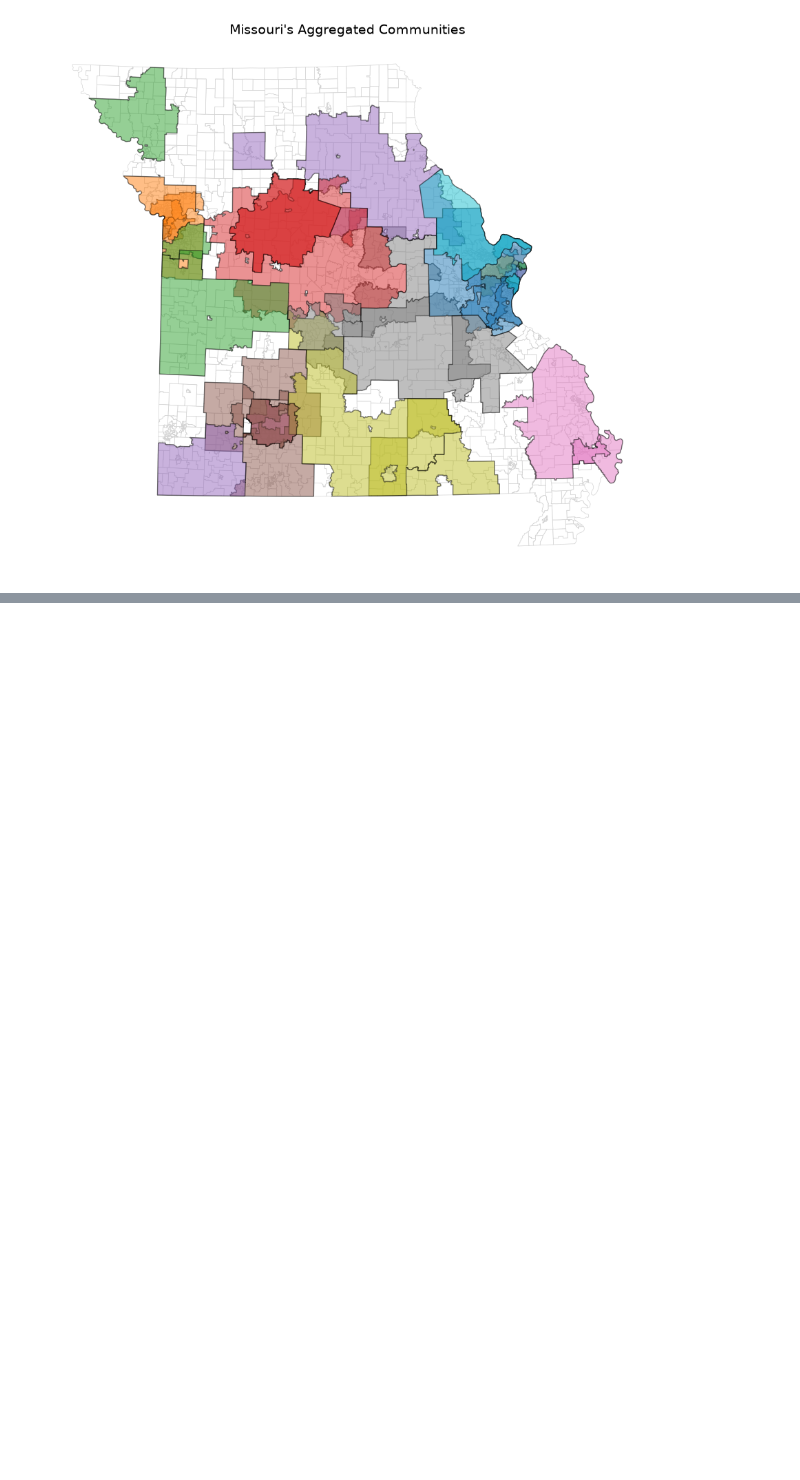
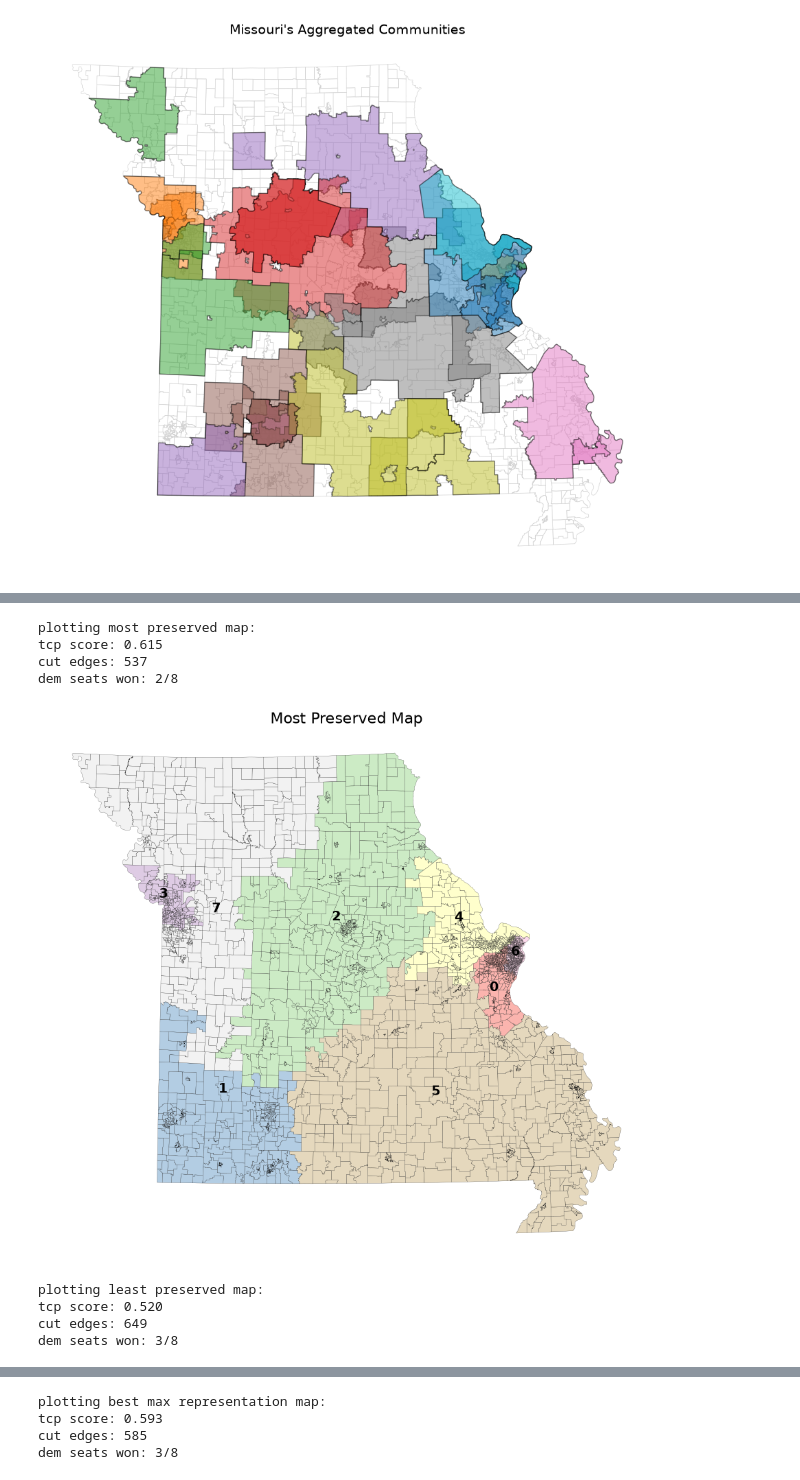
Before and after one commit to jevonlipsey/coi-preservation-project, a Jupyter notebook: mo_scoring.ipynb, the cells around one changed output, grey strips where cells are left out. Saved outputs shown, nothing was run; the diff lists cells and outputs as text; code cells hidden in the pictures; blank space fills up the shorter version.

```diff
--- a/mo_scoring.ipynb
+++ b/mo_scoring.ipynb
@@ -81,0 +328,51 @@ plt.show()
+# %%
+def plot_partition(partition, vtds, cois, title):
+    # map districts to df
+    vtds['district'] = vtds.index.map(partition.assignment)
+
+    fig, ax = plt.subplots(figsize=(12, 10))
+
+    vtds.plot(ax=ax, column="district", cmap='Pastel1',edgecolor="black", linewidth=0.15)
+    #cois.plot(ax=ax, column="cluster", facecolor='none', edgecolor="red", linewidth=0.15)
+
+    for district in vtds['district'].unique():
+        district_geoms = vtds[vtds['district'] == district].geometry
+        combined = district_geoms.unary_union
+        rep_point = combined.representative_point()
+
+        ax.text(rep_point.x, rep_point.y, str(district),
+                fontsize=14, fontweight='bold', color='black', ha='center')
+
+    if title:
+        ax.set_title(title, fontsize=16)
+    ax.axis("off")
+    plt.show()
+# %%
+# plotted partition maps
+print("plotting most preserved map:")
+print(f"tcp score: {best_map['tcp_score']:.3f}")
+print(f"cut edges: {len(best_map['cut_edges'])}")
+print(f"dem seats won: {best_map['dem_wins']}/8")
+plot_partition(best_map, vtds, cois, 'Most Preserved Map')
+
+print("plotting least preserved map:")
+print(f"tcp score: {worst_map['tcp_score']:.3f}")
+print(f"cut edges: {len(worst_map['cut_edges'])}")
+print(f"dem seats won: {worst_map['dem_wins']}/8")
+plot_partition(worst_map, vtds, cois, 'Least Preserved Map')
+
+print("plotting best max representation map:")
+print(f"tcp score: {overall_best_map['tcp_score']:.3f}")
+print(f"cut edges: {len(overall_best_map['cut_edges'])}")
+print(f"dem seats won: {overall_best_map['dem_wins']}/8")
+plot_partition(overall_best_map, vtds, cois, 'Most Compact, Most Preserved, Max Representation Map')
+# %% [output]
+plotting most preserved map:
+tcp score: 0.615
+cut edges: 537
+dem seats won: 2/8
+[figure, added]
+plotting least preserved map:
+tcp score: 0.520
+cut edges: 649
+dem seats won: 3/8
@@ -81,0 +380,4 @@ plt.show()
+plotting best max representation map:
+tcp score: 0.593
+cut edges: 585
+dem seats won: 3/8
```
Also changed, not shown: parts of 19 cells of this notebook, 1 other file.
